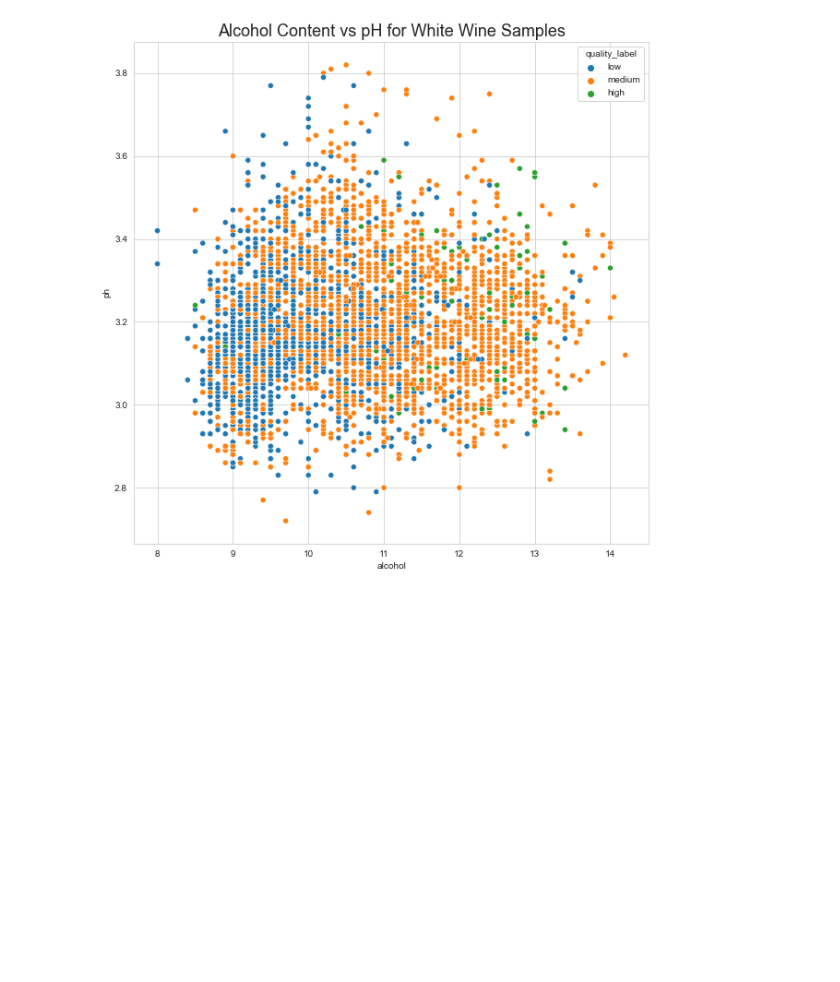
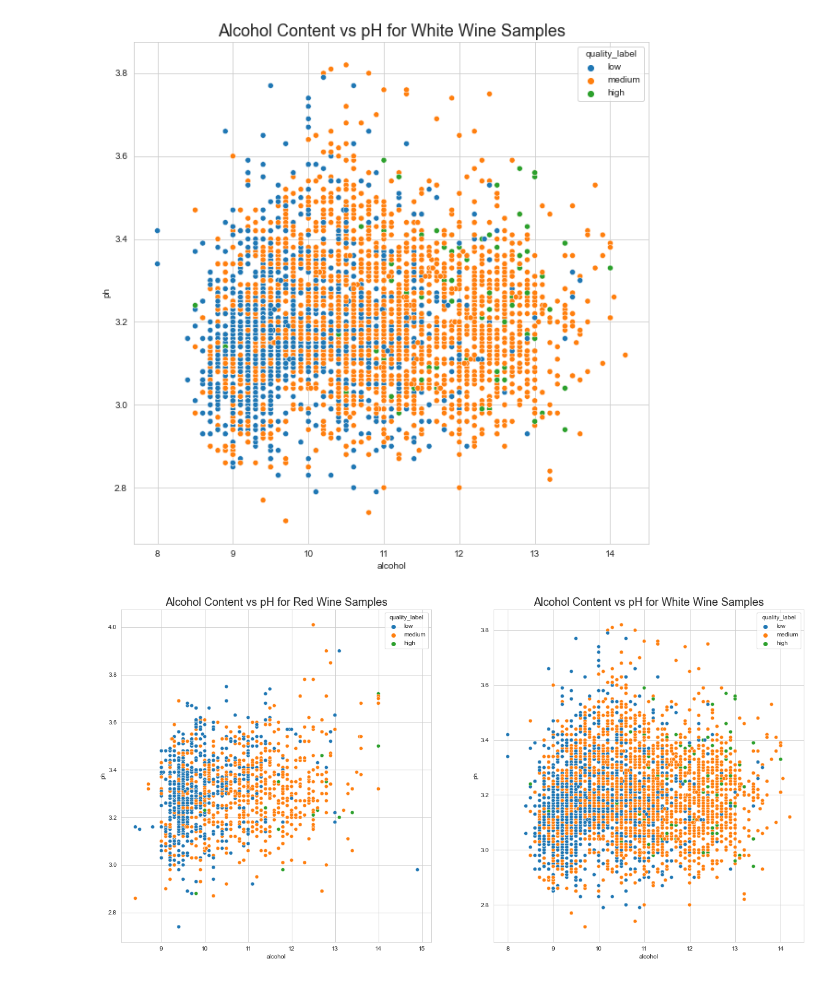
Before and after one commit to MaxLopezSalgado/wine_quality, a Jupyter notebook: wine_quality.ipynb, the cells around one changed output. Cells and saved outputs as stored; diff of their text form; code cells hidden in the pictures; blank space fills up the shorter version.

```diff
--- a/wine_quality.ipynb
+++ b/wine_quality.ipynb
@@ -647,3 +647,20 @@ plt.show()
 # %% [output]
 [figure]
 [figure]
+# %%
+
+# create a figure with two subplots
+fig, axs = plt.subplots(ncols=2, figsize=(20, 10))
+
+# use a scatterplot to plot alcohol content vs pH for red wine
+sns.scatterplot(data=red_wine_quality, x='alcohol', y='ph', hue='quality_label', ax=axs[0])
+axs[0].set_title('Alcohol Content vs pH for Red Wine Samples', fontsize=18)
+
+# use a scatterplot to plot alcohol content vs pH for white wine
+sns.scatterplot(data=white_wine_quality, x='alcohol', y='ph', hue='quality_label', ax=axs[1])
+axs[1].set_title('Alcohol Content vs pH for White Wine Samples', fontsize=18)
+
+# show the plots
+plt.show()
+# %% [output]
+[figure, added]
```
Also changed, not shown: parts of 3 cells of this notebook.
